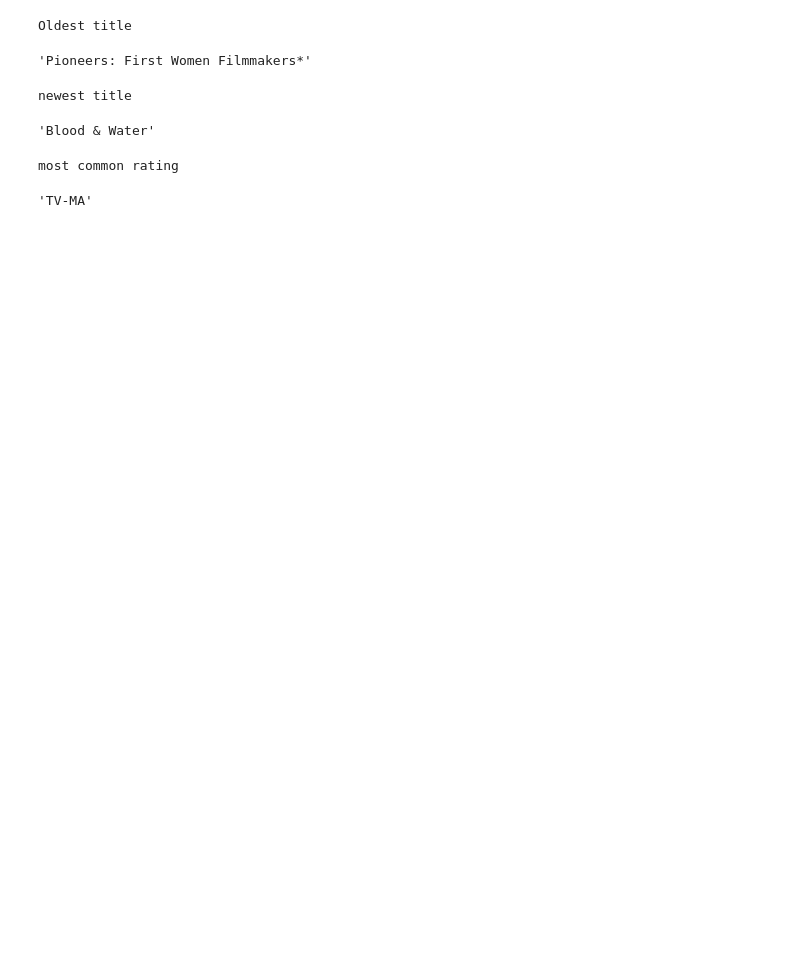
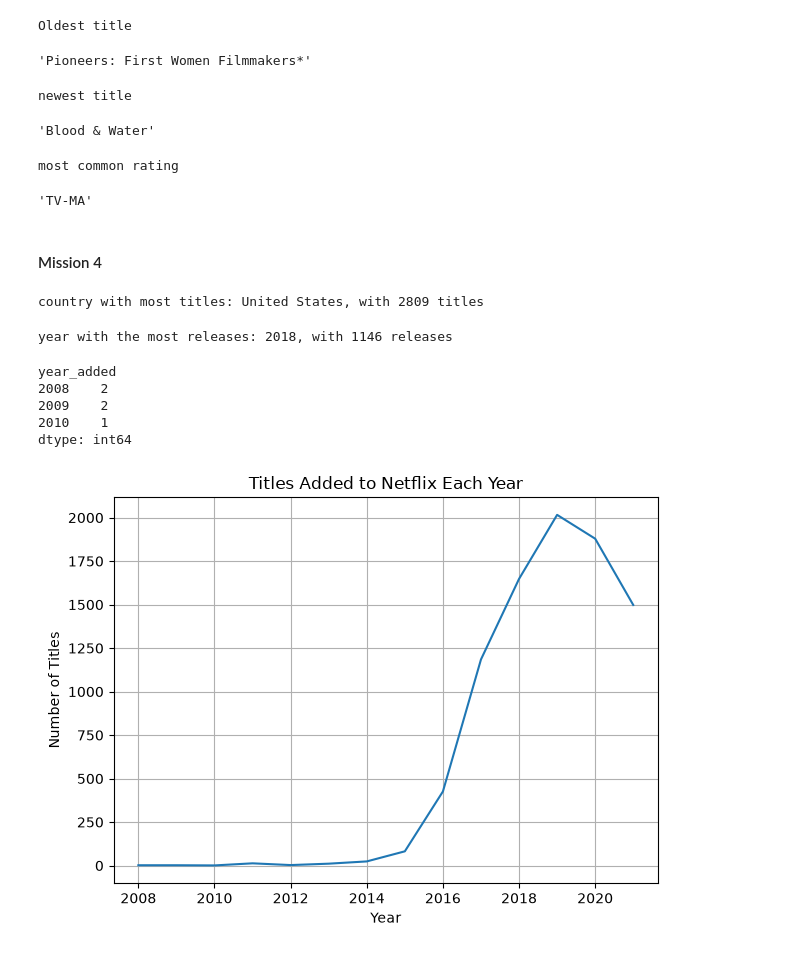
Before and after one commit to Mustafa-Awd/netflix-data-analysis, a Jupyter notebook: src/analysis.ipynb, the cells around one changed output. Saved outputs shown, nothing was run; the diff lists cells and outputs as text; code cells hidden in the pictures; blank space fills up the shorter version.

Commit message:
feat: complete mission 4

```diff
--- a/src/analysis.ipynb
+++ b/src/analysis.ipynb
@@ -136,3 +136,37 @@ df_cleaned["rating"].value_counts().index[0]
 # %% [output]
 most common rating
 'TV-MA'
+# %% [markdown]
+#### Mission 4
+# %%
+countryWithMostTitles = df_cleaned.groupby("country").size().sort_values(ascending=False).head(10)
+print(f"country with most titles: {countryWithMostTitles.index[0]}, with {countryWithMostTitles.iloc[0]} titles")
+# %% [output]
+country with most titles: United States, with 2809 titles
+# %%
+yearWithMostReleases = df_cleaned.groupby("release_year").size().sort_values(ascending=False)
+print(f"year with the most releases: {yearWithMostReleases.index[0]}, with {yearWithMostReleases.iloc[0]} releases")
+# %% [output]
+year with the most releases: 2018, with 1146 releases
+# %%
+df_cleaned["year_added"] = df_cleaned["date_added"].dt.year
+# %%
+titles_per_year = df_cleaned.groupby("year_added").size().sort_index()
+titles_per_year.head(3)
+# %% [output]
+year_added
+2008    2
+2009    2
+2010    1
+dtype: int64
+# %%
+import matplotlib.pyplot as plt
+
+
+plt.plot(titles_per_year.index, titles_per_year)
+plt.title("Titles Added to Netflix Each Year")
+plt.xlabel("Year")
+plt.ylabel("Number of Titles")
+plt.grid()
+# %% [output]
+[figure, added]
```
